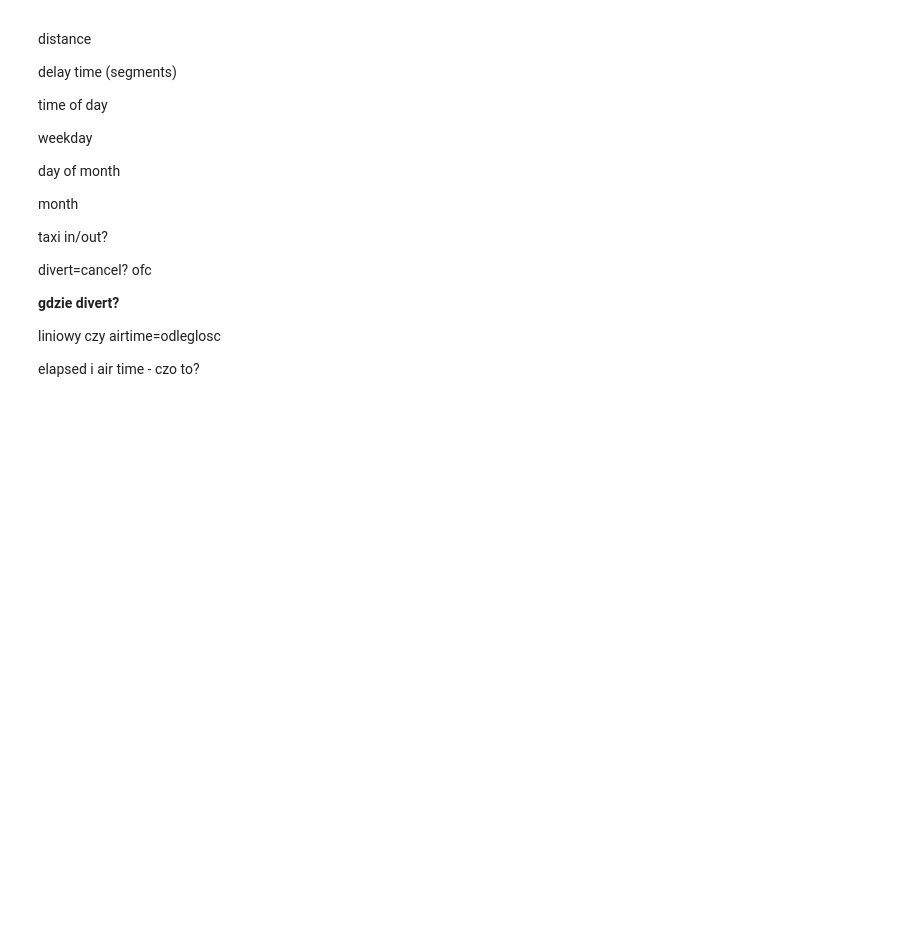
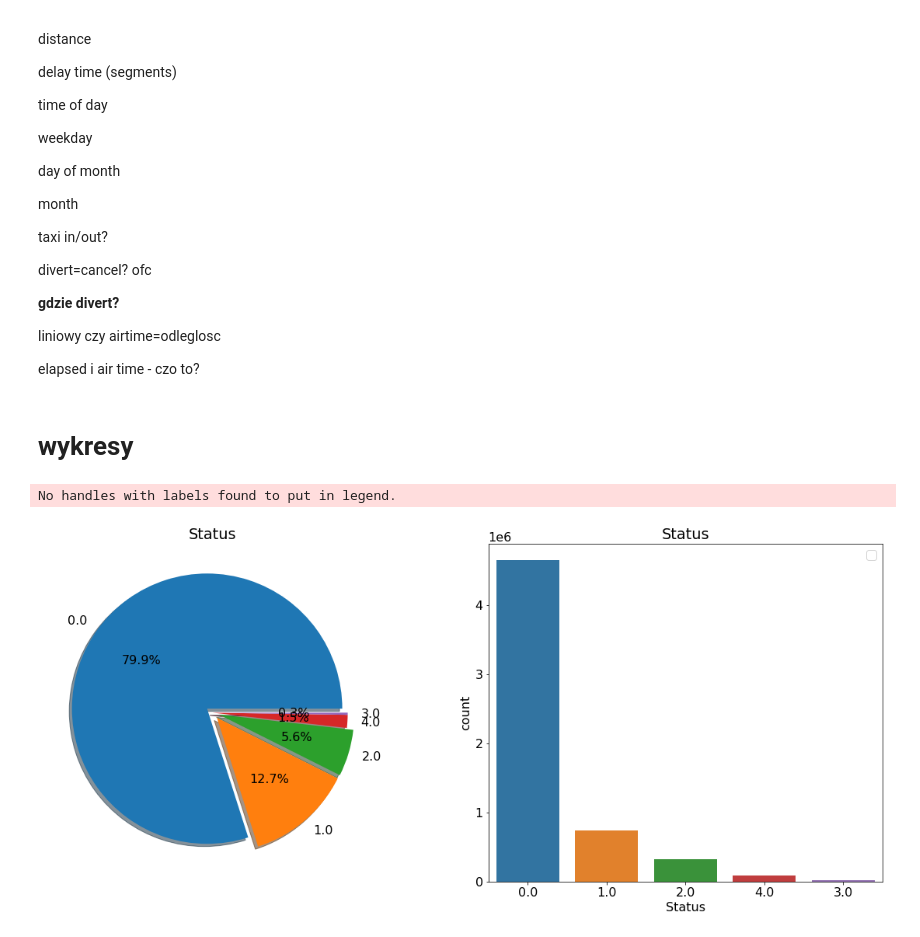
Before and after one commit to Salanakya/Flight-Cancellations, a Jupyter notebook: flightdelays.ipynb, the cells around one changed output. Drawn from its saved outputs; the diff is of its cells as text; code cells hidden in the pictures; blank space fills up the shorter version.

```diff
--- a/flightdelays.ipynb
+++ b/flightdelays.ipynb
@@ -160,3 +182,7 @@ dtype: int64
+# %%
+irrelevant_columns = flights.loc[:, flights.isna().mean() >0.25].columns
+flights = flights.drop(irelevant_columns, axis=1)
+return flights
 # %%
 corrmat = flights.corr()
 f, ax = plt.subplots(figsize=(12, 9))
@@ -253,3 +279,33 @@ divert=cancel? ofc
 liniowy czy airtime=odleglosc
 
 elapsed i air time - czo to?
+# %% [markdown]
+# wykresy
+# %%
+# creating new variables and renaming
+flights['DepDate'] = pd.to_datetime(flights.YEAR*10000+flights.MONTH*100+flights.DAY_OF_WEEK,format='%Y%m%d')
+
+#Status represents wether the flight was on time (0), slightly delayed (1), highly delayed (2), diverted (3), or cancelled (4)
+for dataset in flights:
+    flights.loc[flights['ARRIVAL_DELAY'] <= 15, 'Status'] = 0
+    flights.loc[flights['ARRIVAL_DELAY'] >= 15, 'Status'] = 1
+    flights.loc[flights['ARRIVAL_DELAY'] >= 60, 'Status'] = 2
+    flights.loc[flights['DIVERTED'] == 1, 'Status'] = 3
+    flights.loc[flights['CANCELLED'] == 1, 'Status'] = 4
+# %%
+#Cancellation cause
+flights.loc[flights["CANCELLATION_REASON"] =="A", 'CANCELLATION_REASON'] = "0"
+flights.loc[flights["CANCELLATION_REASON"] =="B", 'CANCELLATION_REASON'] = "1"
+flights.loc[flights["CANCELLATION_REASON"] =="C", 'CANCELLATION_REASON'] = "2"
+# %%
+f,ax=plt.subplots(1,2,figsize=(20,8))
+flights['Status'].value_counts().plot.pie(explode=[0.05,0.05,0.05,0,0],autopct='%1.1f%%',ax=ax[0],shadow=True)
+ax[0].set_title('Status')
+ax[0].set_ylabel('')
+sns.countplot('Status',order = flights['Status'].value_counts().index, data=flights,ax=ax[1])
+ax[1].set_title('Status')
+plt.legend()
+plt.show()
+# %% [output]
+No handles with labels found to put in legend.
+[figure, added]
```
Also changed, not shown: parts of 14 cells of this notebook.
